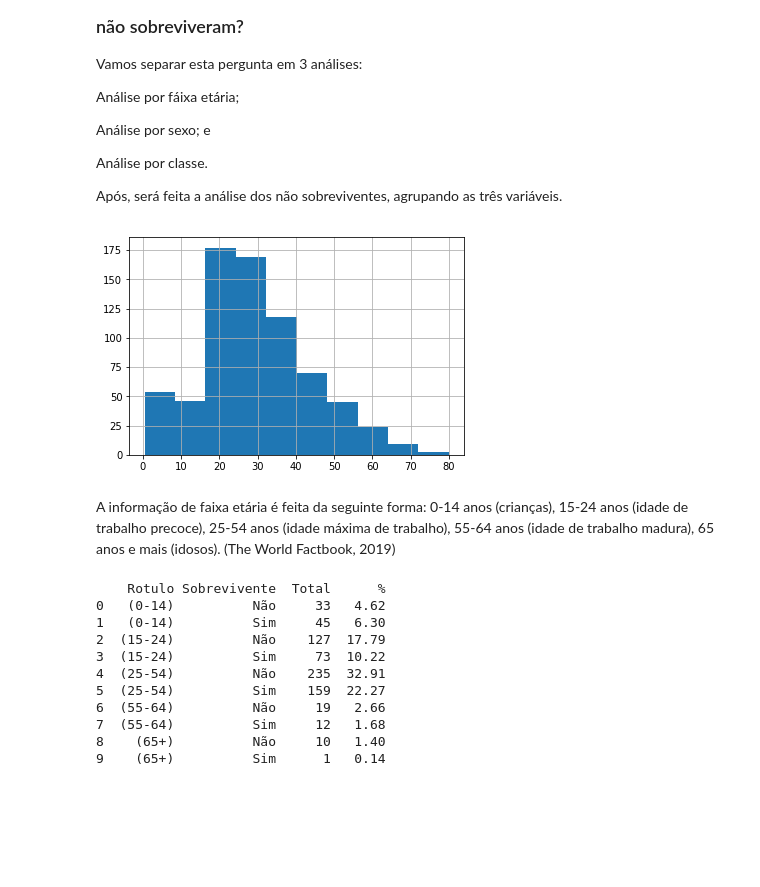
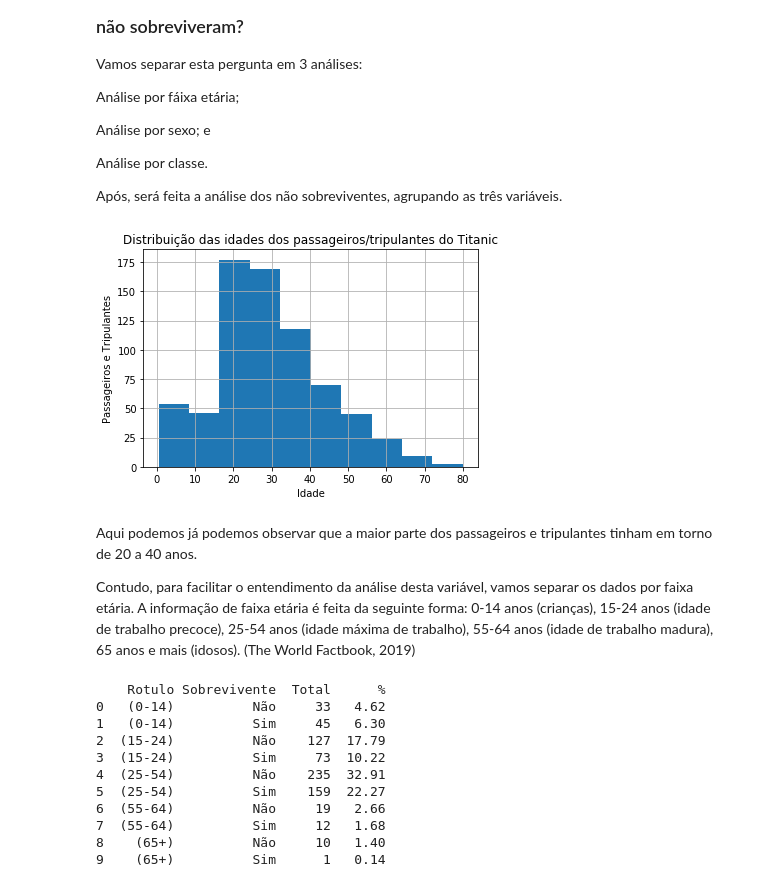
Before and after one commit to lucianecarneiro/AnaliseDadosTitanic, a Jupyter notebook: Projeto2_LucianeCarneiro.ipynb, the cells around one changed output. Drawn from its saved outputs; the diff is of its cells as text; code cells hidden in the pictures; blank space fills up the shorter version.

```diff
--- a/Projeto2_LucianeCarneiro.ipynb
+++ b/Projeto2_LucianeCarneiro.ipynb
@@ -247,10 +262,18 @@ def gerar_grafico_barh(df, group_by, y_label, title_g, size_g):
 # %%
 #Análise por faixa etária
 #Distribuição das idades
 df_titanic_clean['Idade'].hist();
+
+plt.title("Distribuição das idades dos passageiros/tripulantes do Titanic")
+plt.ylabel("Passageiros e Tripulantes")
+plt.xlabel("Idade")
+
+plt.show()
 # %% [output]
-[figure, old version]
+[figure, new version]
 # %% [markdown]
-A informação de faixa etária é feita da seguinte forma: 0-14 anos (crianças), 15-24 anos (idade de trabalho precoce), 25-54 anos (idade máxima de trabalho), 55-64 anos (idade de trabalho madura), 65 anos e mais (idosos). (The World Factbook, 2019)
+Aqui podemos já podemos observar que a maior parte dos passageiros e tripulantes tinham em torno de 20 a 40 anos.
+
+Contudo, para facilitar o entendimento da análise desta variável, vamos separar os dados por faixa etária. A informação de faixa etária é feita da seguinte forma: 0-14 anos (crianças), 15-24 anos (idade de trabalho precoce), 25-54 anos (idade máxima de trabalho), 55-64 anos (idade de trabalho madura), 65 anos e mais (idosos). (The World Factbook, 2019)
 # %%
 #Adicionando coluna de faixa etária
```
Also changed, not shown: parts of 16 cells of this notebook.
